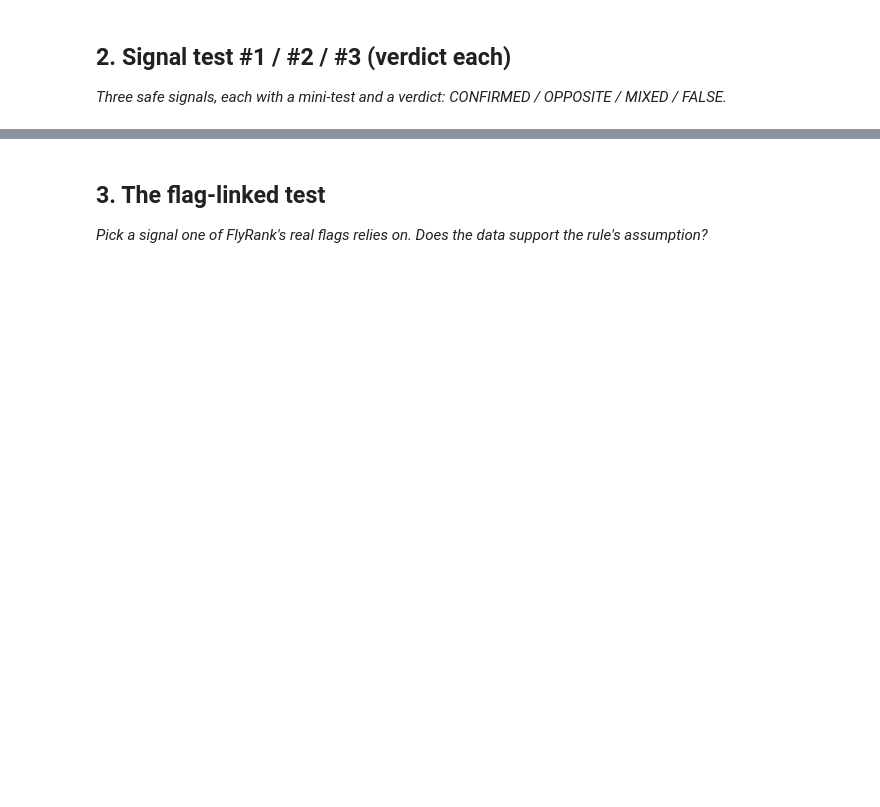
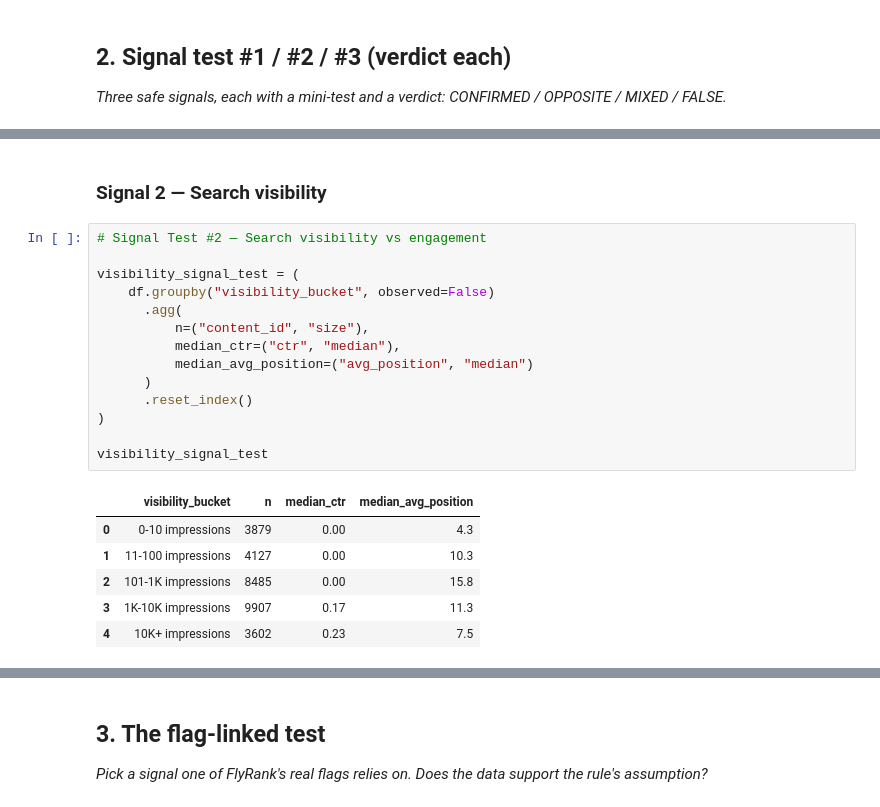
Before and after one commit to Priyaa1904/Flyrank-ML-Internship-Starter, a Jupyter notebook: work/notebooks/w04_signal_audit.ipynb, the cells around one changed output, grey strips where cells are left out. Cells and saved outputs as stored; diff of their text form; blank space fills up the shorter version.

```diff
--- a/work/notebooks/w04_signal_audit.ipynb
+++ b/work/notebooks/w04_signal_audit.ipynb
@@ -22,0 +141,23 @@ This skeleton is yours to fill. Work the sections **in order** — each one has
+# %% [markdown]
+### Signal 2 — Search visibility
+# %%
+# Signal Test #2 — Search visibility vs engagement
+
+visibility_signal_test = (
+    df.groupby("visibility_bucket", observed=False)
+      .agg(
+          n=("content_id", "size"),
+          median_ctr=("ctr", "median"),
+          median_avg_position=("avg_position", "median")
+      )
+      .reset_index()
+)
+
+visibility_signal_test
+# %% [output]
+|  | visibility_bucket | n | median_ctr | median_avg_position |
+| 0 | 0-10 impressions | 3879 | 0.00 | 4.3 |
+| 1 | 11-100 impressions | 4127 | 0.00 | 10.3 |
+| 2 | 101-1K impressions | 8485 | 0.00 | 15.8 |
+| 3 | 1K-10K impressions | 9907 | 0.17 | 11.3 |
+| 4 | 10K+ impressions | 3602 | 0.23 | 7.5 |
```
Also changed, not shown: parts of 20 cells of this notebook.
